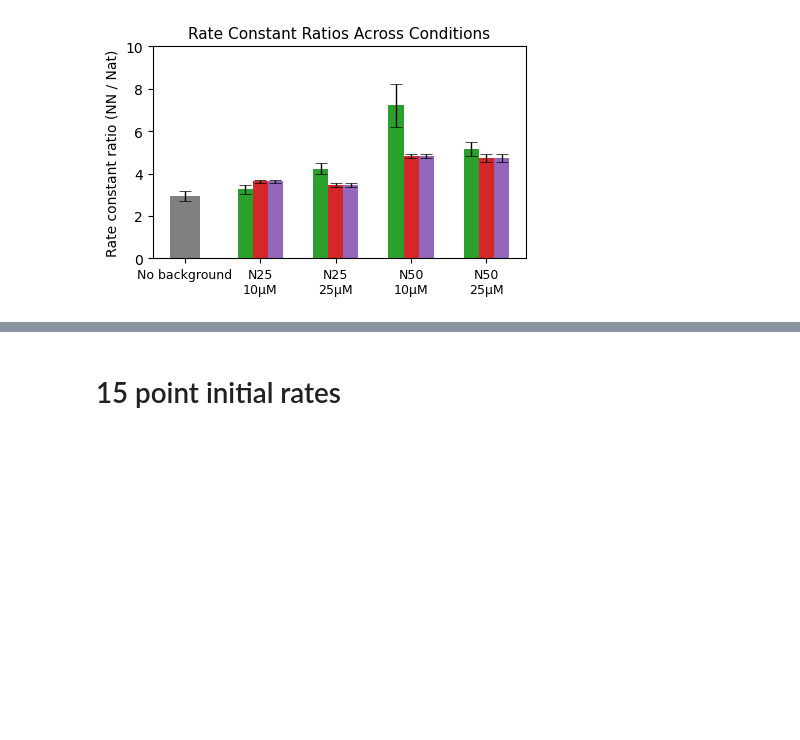
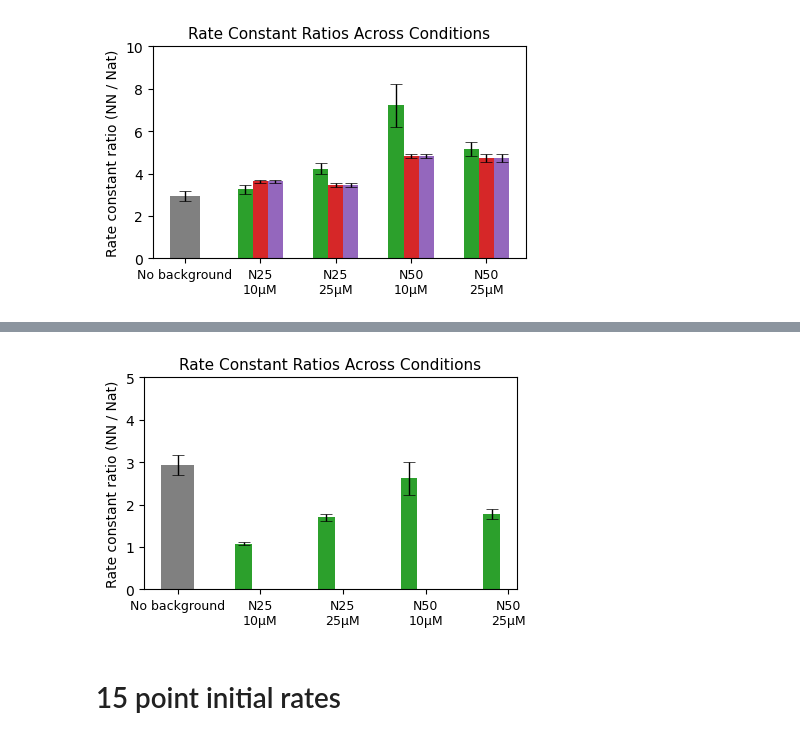
Before and after one commit to thachuk-lab/NN-DSD-Results-Analysis, a Jupyter notebook: SingleStep_Modeling.ipynb, the cells around one changed output, grey strips where cells are left out. Drawn from its saved outputs; the diff is of its cells as text; code cells hidden in the pictures; blank space fills up the shorter version.

```diff
--- a/SingleStep_Modeling.ipynb
+++ b/SingleStep_Modeling.ipynb
@@ -1798,0 +1904,5 @@ plt.show()
+# %%
+fit_nat = [3862.000000, (18790.666667-3862.000000)/20]
+fit_nn =  [3997.033333, (18162.900000-3997.033333)/20]
+# %%
+number_of_points = 6*3600//60
@@ -1798,0 +2119,11 @@ plt.show()
+# %%
+def kb_to_e(kb, e_kb):
+    RT = 0.592
+    f = -RT*np.log(1e7/kb)
+    dfit = (-1e7/(kb**2))*(-RT*(1/(1e7/kb)))
+    df = np.sqrt((dfit*e_kb)**2)
+    return f, df
+
+for fit in kb_no_nat:
+    e, s = kb_to_e(fit[0], fit[1])
+    print(f"{e:.3f} +/- {s:.3f}")
@@ -1799,3 +2354,68 @@ plt.show()
+# %%
+
+def prop_err(res_num, res_denom):
+    return np.sqrt(((1/res_denom[0])*res_num[1])**2 + ((res_num[0]/(res_denom[0]**2))*res_denom[1])**2)
+
+# Input labels and data
+group_labels = ['N25\n10\u03bcM', 'N25\n25\u03bcM', 'N50\n10\u03bcM', 'N50\n25\u03bcM']
+conditions = ['No incubation']
+colors = [color_scheme[2]]
+bar_width = 0.2
+
+# Control baseline (gray)
+controls = [k_control_nat, k_control_nn]
+base = controls[1][0][0] / controls[0][0][0]
+e_base = prop_err(controls[1][0], controls[0][0])
+
+# Prepare experimental data
+no = [kb_no_nat, kb_no_nn]
+systems = [no]
+
+# fold[i][j]: condition i, group j
+n_groups = len(group_labels)
+n_conditions = len(systems)
+
+fold = np.zeros((n_conditions, n_groups))
+e_fold = np.zeros((n_conditions, n_groups))
+
+for i, sys in enumerate(systems):
+    for j in range(n_groups):
+        fold[i, j] = sys[1][j][0] / sys[0][j][0]
+        e_fold[i, j] = prop_err(sys[1][j], sys[0][j])
+
+# Set up x-axis positions
+x_control = 0
+x_group_start = 1  # reserve space for control
+x_group = np.arange(n_groups) + x_group_start  # center position for each group
+x_offsets = np.linspace(-bar_width, bar_width, n_conditions)  # offset for each bar in a group
+
+# Plot
+fig, ax = plt.subplots(figsize=(4.5, 3))
+error_params = dict(ecolor='black', lw=1, capsize=4, capthick= 0.5)
+
+# Control bar
+ax.bar(x_control, base, bar_width*2, yerr=e_base, color='gray', label='No background', error_kw=error_params)
+
+# Grouped bars
+for i in range(n_conditions):
+    ax.bar(x_group + x_offsets[i], fold[i], bar_width, yerr=e_fold[i],
+           color=colors[i], label=conditions[i], error_kw=error_params)
+
+# Format x-axis
+x_ticks = [x_control] + list(x_group)
+x_labels = ['No background'] + group_labels
+ax.set_xticks(x_ticks)
+ax.set_xticklabels(x_labels, rotation=0, fontsize=9)
+
+ax.set_ylabel('Rate constant ratio (NN / Nat)', fontsize=10)
+ax.set_ylim(0, 5)
+ax.set_title('Rate Constant Ratios Across Conditions', fontsize=11)
+
+plt.tight_layout()
+#plt.savefig("Onestep_InitK_grouped_barplot_err.svg", dpi=400)
+plt.show()
+# %% [output]
+[figure, added]
 # %% [markdown]
 # 15 point initial rates
 # %%
```
Also changed, not shown: parts of 13 cells of this notebook, 6 other files.
